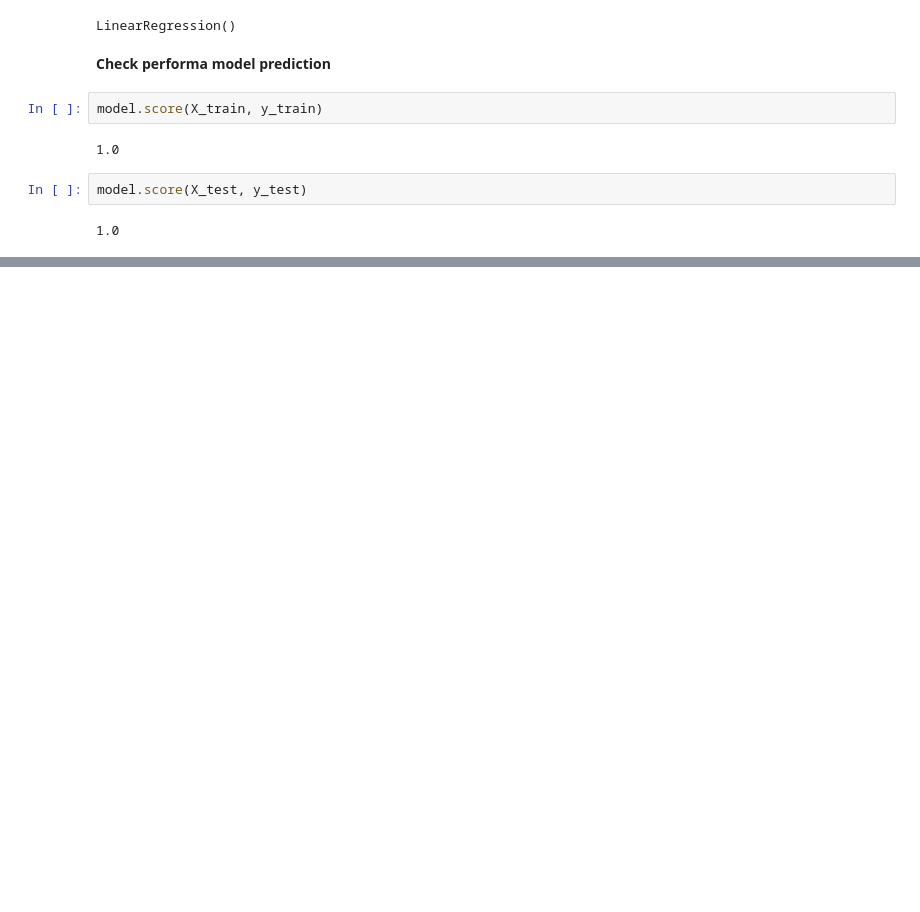
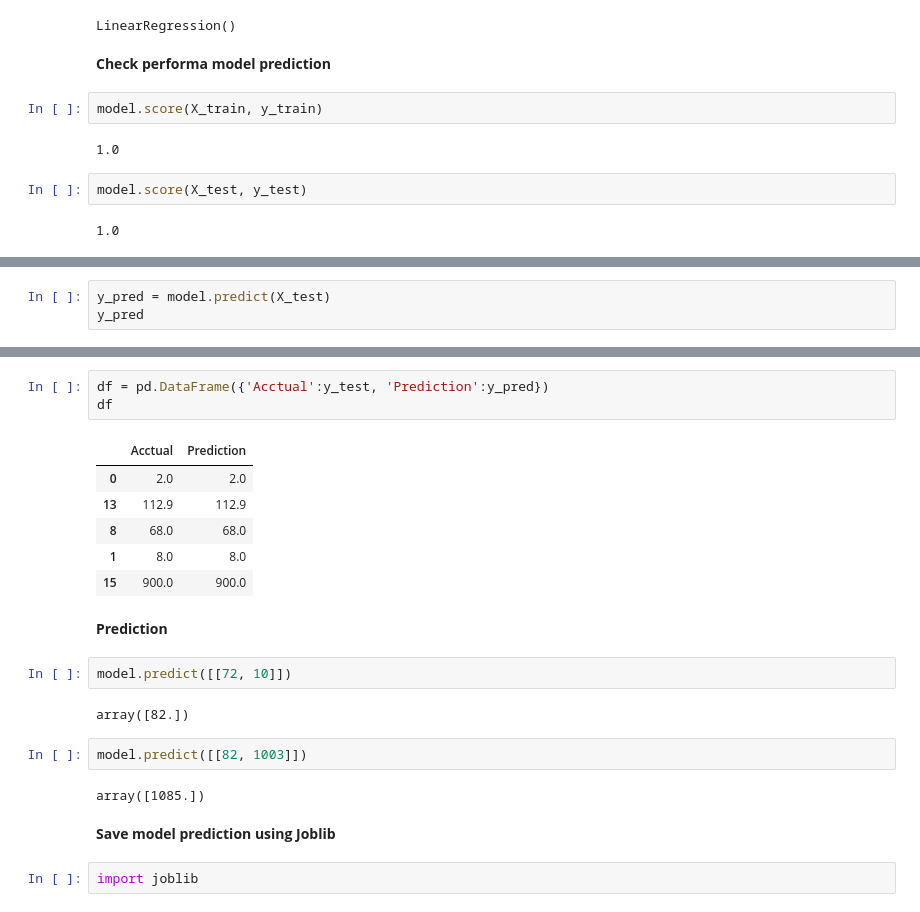
Before and after one commit to Edy-Mochamad/Machine_Learning_project-Addition, a Jupyter notebook: notebook.ipynb, the cells around one changed output, grey strips where cells are left out. Cells and saved outputs as stored; diff of their text form; blank space fills up the shorter version.

Commit message:
save model using joblib

```diff
--- a/notebook.ipynb
+++ b/notebook.ipynb
@@ -53,0 +69,3 @@ model.score(X_test, y_test)
+# %%
+y_pred = model.predict(X_test)
+y_pred
@@ -53,0 +83,24 @@ model.score(X_test, y_test)
+# %%
+df = pd.DataFrame({'Acctual':y_test, 'Prediction':y_pred})
+df
+# %% [output]
+|  | Acctual | Prediction |
+| 0 | 2.0 | 2.0 |
+| 13 | 112.9 | 112.9 |
+| 8 | 68.0 | 68.0 |
+| 1 | 8.0 | 8.0 |
+| 15 | 900.0 | 900.0 |
+# %% [markdown]
+**Prediction**
+# %%
+model.predict([[72, 10]])
+# %% [output]
+array([82.])
+# %%
+model.predict([[82, 1003]])
+# %% [output]
+array([1085.])
+# %% [markdown]
+**Save model prediction using Joblib**
+# %%
+import joblib
```
Also changed, not shown: parts of 7 cells of this notebook, 1 other file.
